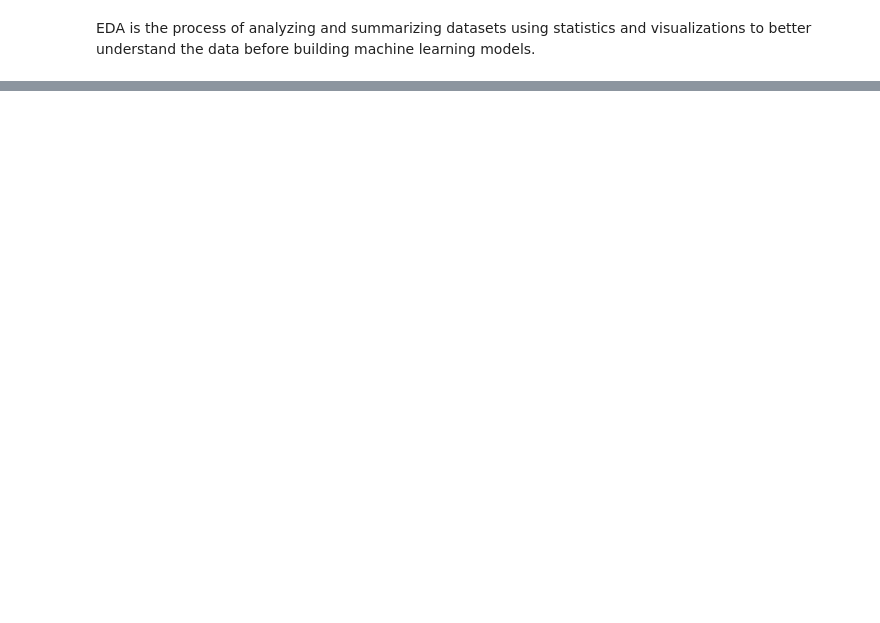
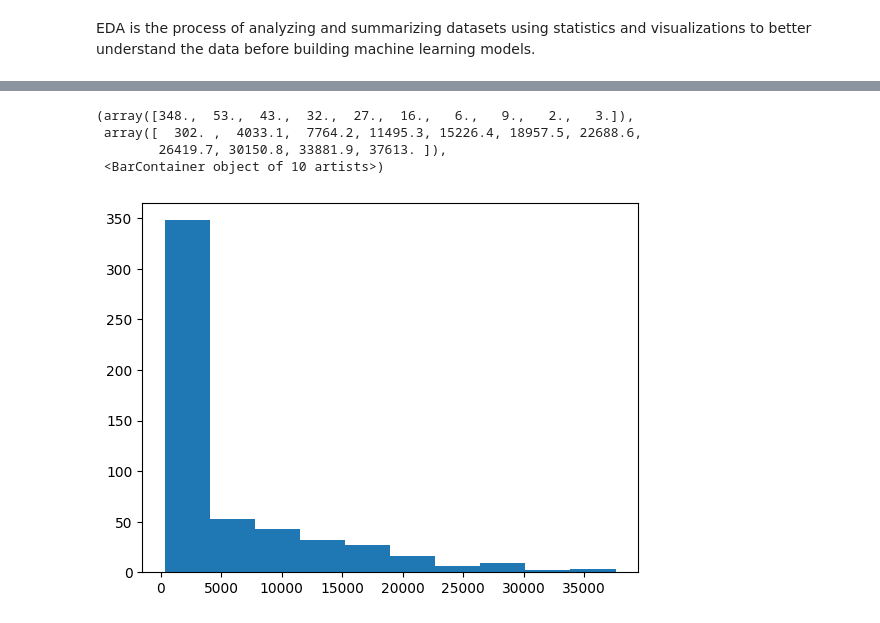
Before and after one commit to Mohotasir/my_ML_Journey, a Jupyter notebook: 100days_ML/EDA/Univaritate_analysis/univariate.ipynb, the cells around one changed output, grey strips where cells are left out. Cells and saved outputs as stored; diff of their text form; code cells hidden in the pictures; blank space fills up the shorter version.

```diff
--- a/100days_ML/EDA/Univaritate_analysis/univariate.ipynb
+++ b/100days_ML/EDA/Univaritate_analysis/univariate.ipynb
@@ -26,3 +26,11 @@ df.head()
 | 2 | 803796 | KPop Demon Hunters | When K-pop superstars Rumi, Mira ... | 8.599 | 2025-06-20 | 334 |
 | 3 | 240 | The Godfather Part II | In the continuing saga of the Cor... | 8.571 | 1974-12-20 | 13032 |
 | 4 | 424 | Schindler's List | The true story of how businessman... | 8.564 | 1993-12-15 | 16512 |
+# %%
+plt.hist(df['vote_count'])
+# %% [output]
+(array([348.,  53.,  43.,  32.,  27.,  16.,   6.,   9.,   2.,   3.]),
+ array([  302. ,  4033.1,  7764.2, 11495.3, 15226.4, 18957.5, 22688.6,
+        26419.7, 30150.8, 33881.9, 37613. ]),
+ <BarContainer object of 10 artists>)
+[figure, added]
```
Also changed, not shown: parts of 4 cells of this notebook.
